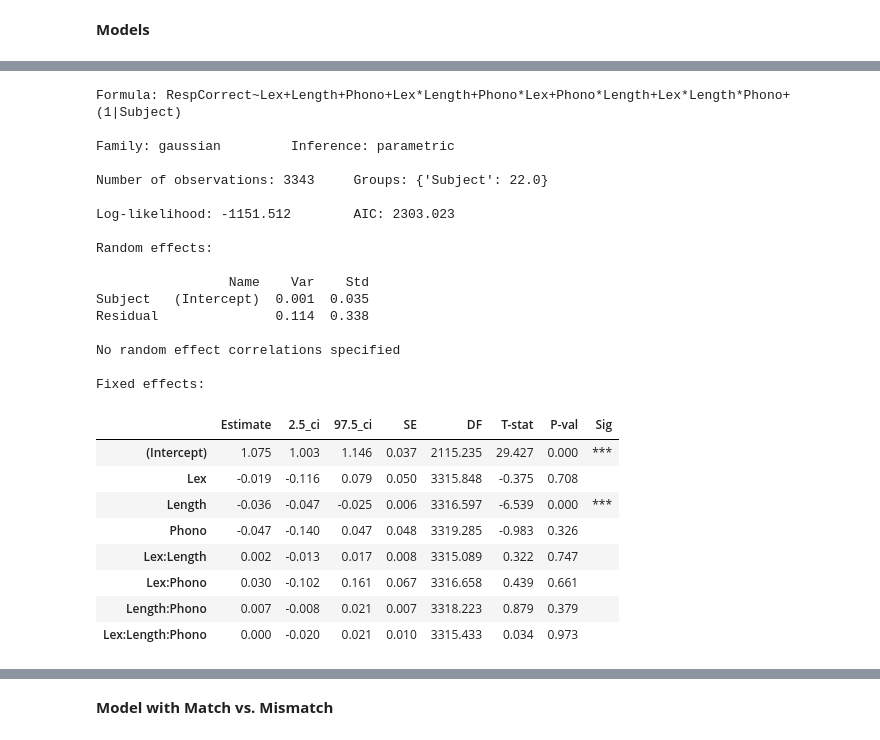
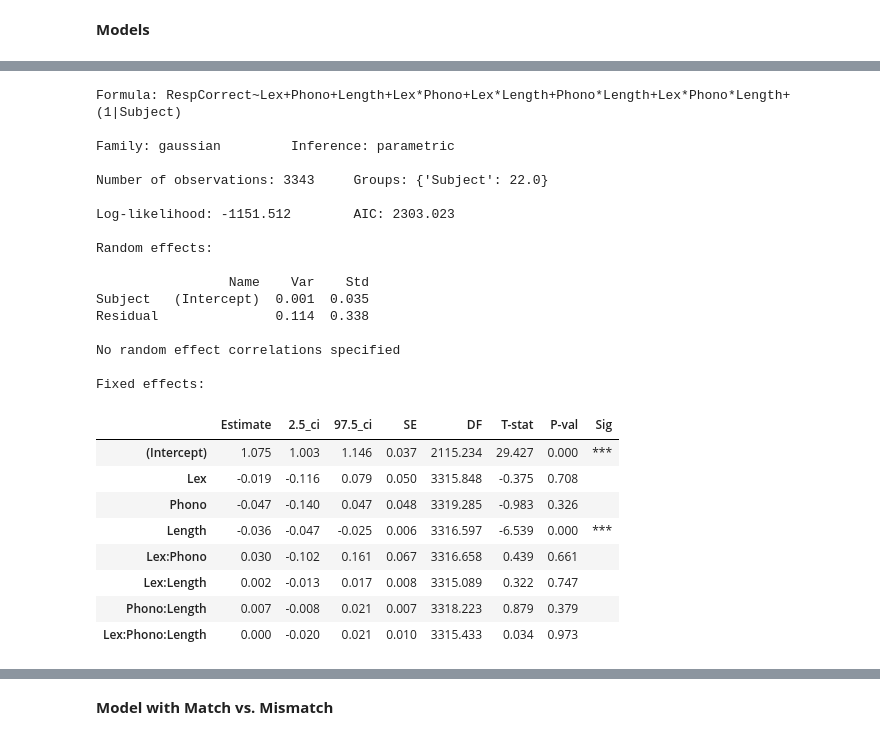
Before and after one commit to cristinarainich/Sternberg_analysis, a Jupyter notebook: Models.ipynb, the cells around one changed output, grey strips where cells are left out. Cells and saved outputs as stored; diff of their text form; code cells hidden in the pictures.

```diff
--- a/Models.ipynb
+++ b/Models.ipynb
@@ -675,33 +1011,33 @@ Fixed effects:
 # %%
-model_3ii = Lmer(
-    'RespCorrect ~ Lex + Length + Phono + Lex*Length + Phono*Lex + Phono*Length + Lex*Length*Phono + (1|Subject)',
-    data=ieeg_data
+model_noprobe_i2 = Lmer(
+    'RespCorrect ~ Lex + Phono + Length + Lex*Phono + Lex*Length + Phono*Length + Lex*Phono*Length + (1|Subject)',
+    data = ieeg_data
 )
-model_3ii.fit()
+model_noprobe_i2.fit()
 # %% [output]
-Formula: RespCorrect~Lex+Length+Phono+Lex*Length+Phono*Lex+Phono*Length+Lex*Length*Phono+(1|Subject)
+Formula: RespCorrect~Lex+Phono+Length+Lex*Phono+Lex*Length+Phono*Length+Lex*Phono*Length+(1|Subject)
 
 Family: gaussian         Inference: parametric
 
 Number of observations: 3343     Groups: {'Subject': 22.0}
 
 Log-likelihood: -1151.512        AIC: 2303.023
 
 Random effects:
 
                  Name    Var    Std
 Subject   (Intercept)  0.001  0.035
 Residual               0.114  0.338
 
 No random effect correlations specified
 
 Fixed effects:
 |  | Estimate | 2.5_ci | 97.5_ci | SE | DF | T-stat | P-val | Sig |
-| (Intercept) | 1.075 | 1.003 | 1.146 | 0.037 | 2115.235 | 29.427 | 0.000 | *** |
+| (Intercept) | 1.075 | 1.003 | 1.146 | 0.037 | 2115.234 | 29.427 | 0.000 | *** |
 | Lex | -0.019 | -0.116 | 0.079 | 0.050 | 3315.848 | -0.375 | 0.708 |  |
+| Phono | -0.047 | -0.140 | 0.047 | 0.048 | 3319.285 | -0.983 | 0.326 |  |
 | Length | -0.036 | -0.047 | -0.025 | 0.006 | 3316.597 | -6.539 | 0.000 | *** |
-| Phono | -0.047 | -0.140 | 0.047 | 0.048 | 3319.285 | -0.983 | 0.326 |  |
+| Lex:Phono | 0.030 | -0.102 | 0.161 | 0.067 | 3316.658 | 0.439 | 0.661 |  |
 | Lex:Length | 0.002 | -0.013 | 0.017 | 0.008 | 3315.089 | 0.322 | 0.747 |  |
-| Lex:Phono | 0.030 | -0.102 | 0.161 | 0.067 | 3316.658 | 0.439 | 0.661 |  |
-| Length:Phono | 0.007 | -0.008 | 0.021 | 0.007 | 3318.223 | 0.879 | 0.379 |  |
-| Lex:Length:Phono | 0.000 | -0.020 | 0.021 | 0.010 | 3315.433 | 0.034 | 0.973 |  |
+| Phono:Length | 0.007 | -0.008 | 0.021 | 0.007 | 3318.223 | 0.879 | 0.379 |  |
+| Lex:Phono:Length | 0.000 | -0.020 | 0.021 | 0.010 | 3315.433 | 0.034 | 0.973 |  |
```
Also changed, not shown: parts of 105 cells of this notebook.
